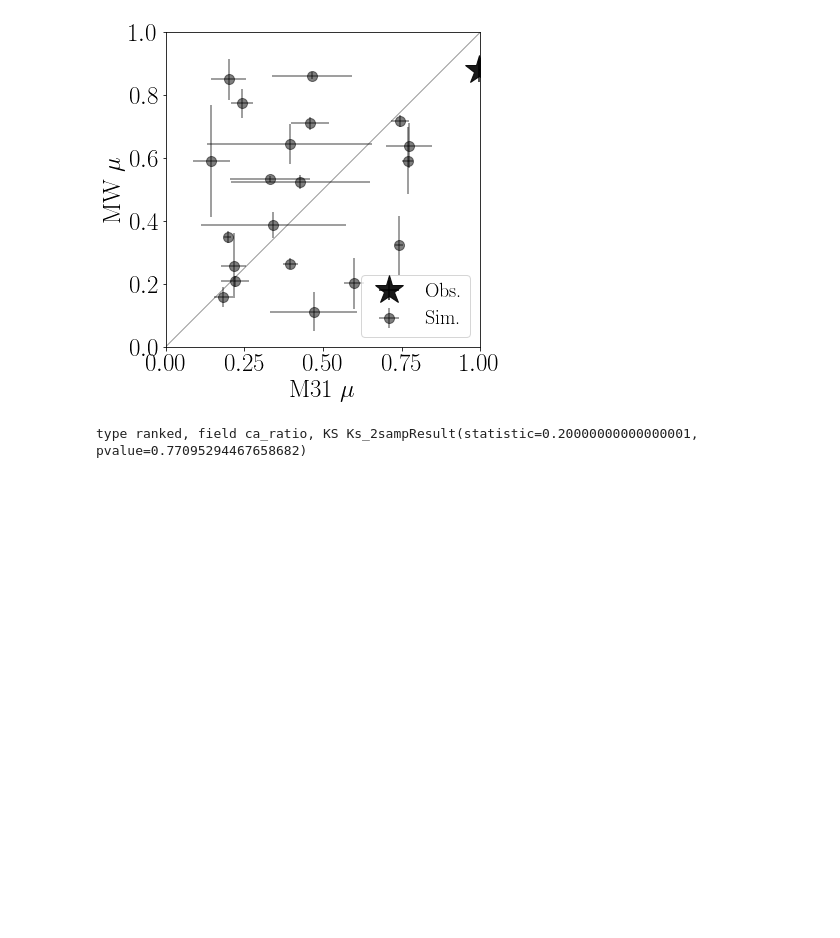
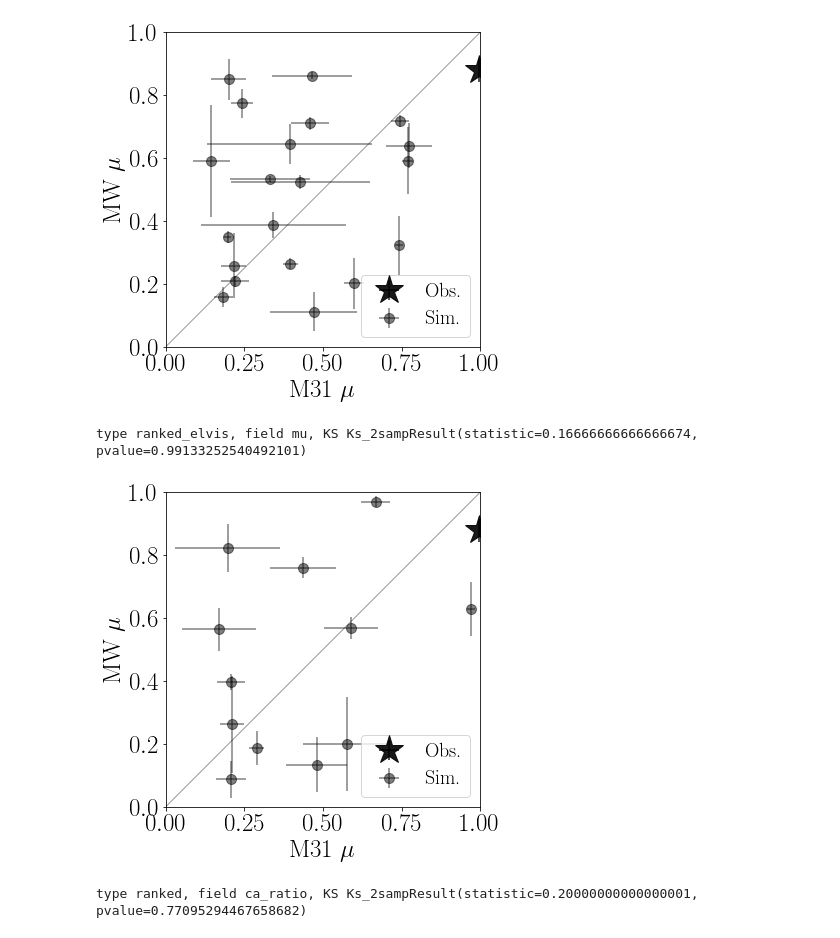
Before and after one commit to astroandes/SatelliteShapeLG, a Jupyter notebook: code/plot.ipynb, the cells around one changed output. Drawn from its saved outputs; the diff is of its cells as text; code cells hidden in the pictures; blank space fills up the shorter version.

```diff
--- a/code/plot.ipynb
+++ b/code/plot.ipynb
@@ -385,6 +399,14 @@ scatter_plot(M31_obs_vmag_sorted, MW_obs_vmag_sorted,
 # %% [output]
 type ranked, field mu, KS Ks_2sampResult(statistic=0.29999999999999999, pvalue=0.27526886726742134)
 [figure]
+# %%
+scatter_plot(M31_obs_vmag_sorted, MW_obs_vmag_sorted,
+             M31_sim_vmax_sorted_elvis, MW_sim_vmax_sorted_elvis,
+             put_legend=True,
+             field='mu', title='ranked_elvis')
+# %% [output]
+type ranked_elvis, field mu, KS Ks_2sampResult(statistic=0.16666666666666674, pvalue=0.99133252540492101)
+[figure, added]
 # %%
 scatter_plot(M31_obs_vmag_sorted, MW_obs_vmag_sorted,
              M31_sim_vmax_sorted, MW_sim_vmax_sorted,
```
Also changed, not shown: parts of 14 cells of this notebook.
